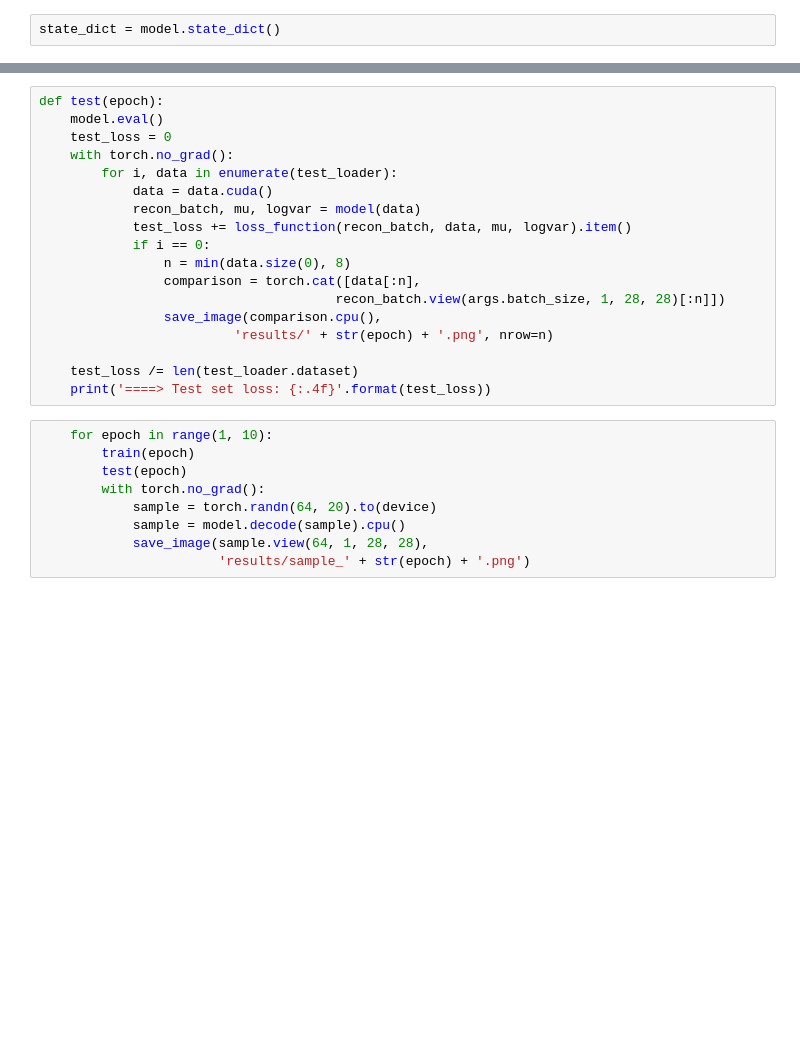
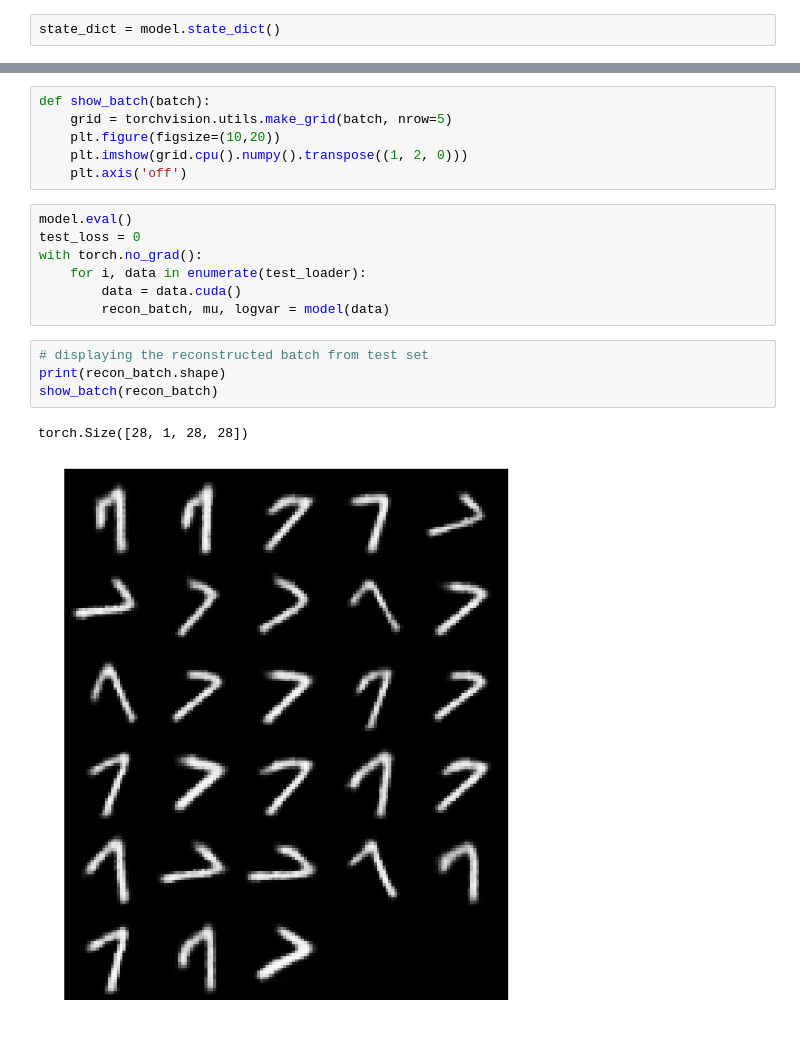
Before and after one commit to gurjaspalbedi/deep-learning, a Jupyter notebook: Assignment4/Assignment4_part2.ipynb, the cells around one changed output, grey strips where cells are left out. Saved outputs shown, nothing was run; the diff lists cells and outputs as text; blank space fills up the shorter version.

```diff
--- a/Assignment4/Assignment4_part2.ipynb
+++ b/Assignment4/Assignment4_part2.ipynb
@@ -174,27 +152,20 @@ plt.imshow(ans.cpu().detach().numpy(), cmap="gray")
-# %%
-def test(epoch):
-    model.eval()
-    test_loss = 0
-    with torch.no_grad():
-        for i, data in enumerate(test_loader):
-            data = data.cuda()
-            recon_batch, mu, logvar = model(data)
-            test_loss += loss_function(recon_batch, data, mu, logvar).item()
-            if i == 0:
-                n = min(data.size(0), 8)
-                comparison = torch.cat([data[:n],
-                                      recon_batch.view(args.batch_size, 1, 28, 28)[:n]])
-                save_image(comparison.cpu(),
-                         'results/' + str(epoch) + '.png', nrow=n)
-
-    test_loss /= len(test_loader.dataset)
-    print('====> Test set loss: {:.4f}'.format(test_loss))
-# %%
-    for epoch in range(1, 10):
-        train(epoch)
-        test(epoch)
-        with torch.no_grad():
-            sample = torch.randn(64, 20).to(device)
-            sample = model.decode(sample).cpu()
-            save_image(sample.view(64, 1, 28, 28),
-                       'results/sample_' + str(epoch) + '.png')
+# %%
+def show_batch(batch):
+    grid = torchvision.utils.make_grid(batch, nrow=5)
+    plt.figure(figsize=(10,20))
+    plt.imshow(grid.cpu().numpy().transpose((1, 2, 0)))
+    plt.axis('off')
+# %%
+model.eval()
+test_loss = 0
+with torch.no_grad():
+    for i, data in enumerate(test_loader):
+        data = data.cuda()
+        recon_batch, mu, logvar = model(data)
+# %%
+# displaying the reconstructed batch from test set
+print(recon_batch.shape)
+show_batch(recon_batch)
+# %% [output]
+torch.Size([28, 1, 28, 28])
+[figure, added]
```
Also changed, not shown: parts of 16 cells of this notebook.
